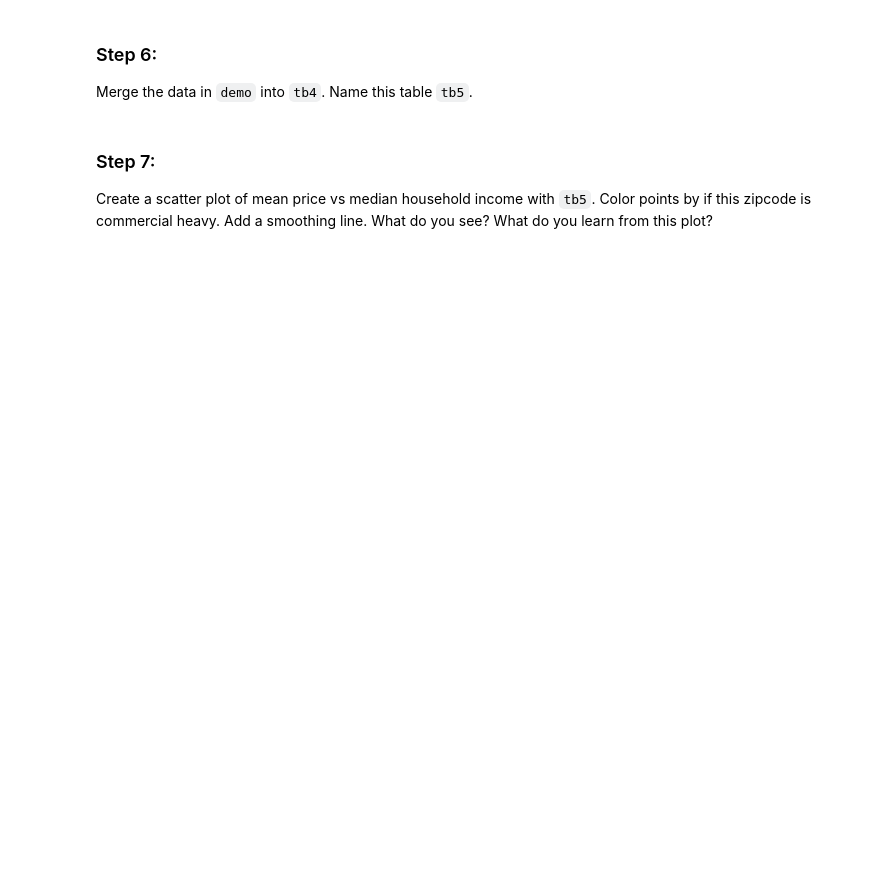
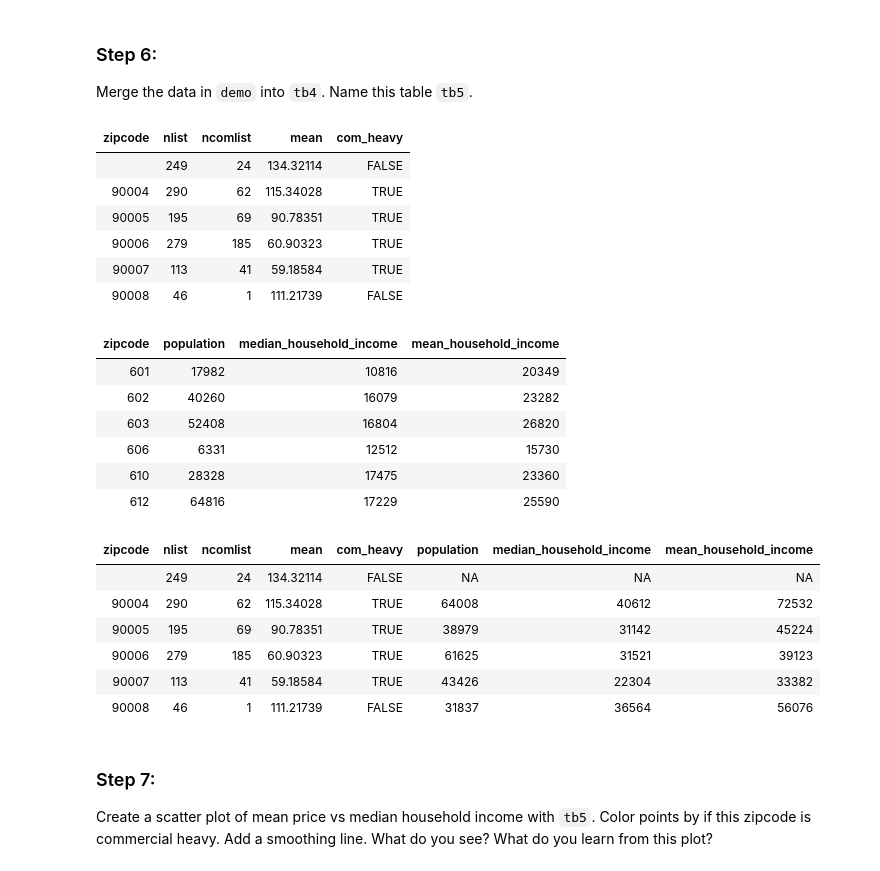
Before and after one commit to rogerfan/stats306_f18_labs, a Jupyter notebook: stats306_lab4.ipynb, the cells around one changed output. Cells and saved outputs as stored; diff of their text form; code cells hidden in the pictures; blank space fills up the shorter version.

```diff
--- a/stats306_lab4.ipynb
+++ b/stats306_lab4.ipynb
@@ -76,0 +110,10 @@ tb3 = NA
+# %%
+tb3 = NA
+
+temptable = tb1 %>% mutate(if_commer = nid >= 5) %>%
+    select(host_id, if_commer)
+tb3 = listing %>% left_join(temptable)
+
+tb3 = listing %>% group_by(host_id) %>%
+    mutate(nid = n_distinct(id)) %>%
+    mutate(if_commer = nid >= 5)
@@ -92,3 +157,30 @@ tb5 = NA
+# %%
+head(tb4)
+head(demo)
+tb5 = tb4 %>% left_join(demo, by='zipcode')
+head(tb5)
+# %% [output]
+| zipcode | nlist | ncomlist | mean | com_heavy |
+|  | 249 | 24 | 134.32114 | FALSE |
+| 90004 | 290 | 62 | 115.34028 | TRUE |
+| 90005 | 195 | 69 | 90.78351 | TRUE |
+| 90006 | 279 | 185 | 60.90323 | TRUE |
+| 90007 | 113 | 41 | 59.18584 | TRUE |
+| 90008 | 46 | 1 | 111.21739 | FALSE |
+| zipcode | population | median_household_income | mean_household_income |
+| 601 | 17982 | 10816 | 20349 |
+| 602 | 40260 | 16079 | 23282 |
+| 603 | 52408 | 16804 | 26820 |
+| 606 | 6331 | 12512 | 15730 |
+| 610 | 28328 | 17475 | 23360 |
+| 612 | 64816 | 17229 | 25590 |
+| zipcode | nlist | ncomlist | mean | com_heavy | population | median_household_income | mean_household_income |
+|  | 249 | 24 | 134.32114 | FALSE | NA | NA | NA |
+| 90004 | 290 | 62 | 115.34028 | TRUE | 64008 | 40612 | 72532 |
+| 90005 | 195 | 69 | 90.78351 | TRUE | 38979 | 31142 | 45224 |
+| 90006 | 279 | 185 | 60.90323 | TRUE | 61625 | 31521 | 39123 |
+| 90007 | 113 | 41 | 59.18584 | TRUE | 43426 | 22304 | 33382 |
+| 90008 | 46 | 1 | 111.21739 | FALSE | 31837 | 36564 | 56076 |
 # %% [markdown]
 ### Step 7:
 Create a scatter plot of mean price vs median household income with `tb5`. Color points by if this zipcode is commercial heavy. Add a smoothing line. What do you see? What do you learn from this plot?
```
Also changed, not shown: parts of 13 cells of this notebook.
